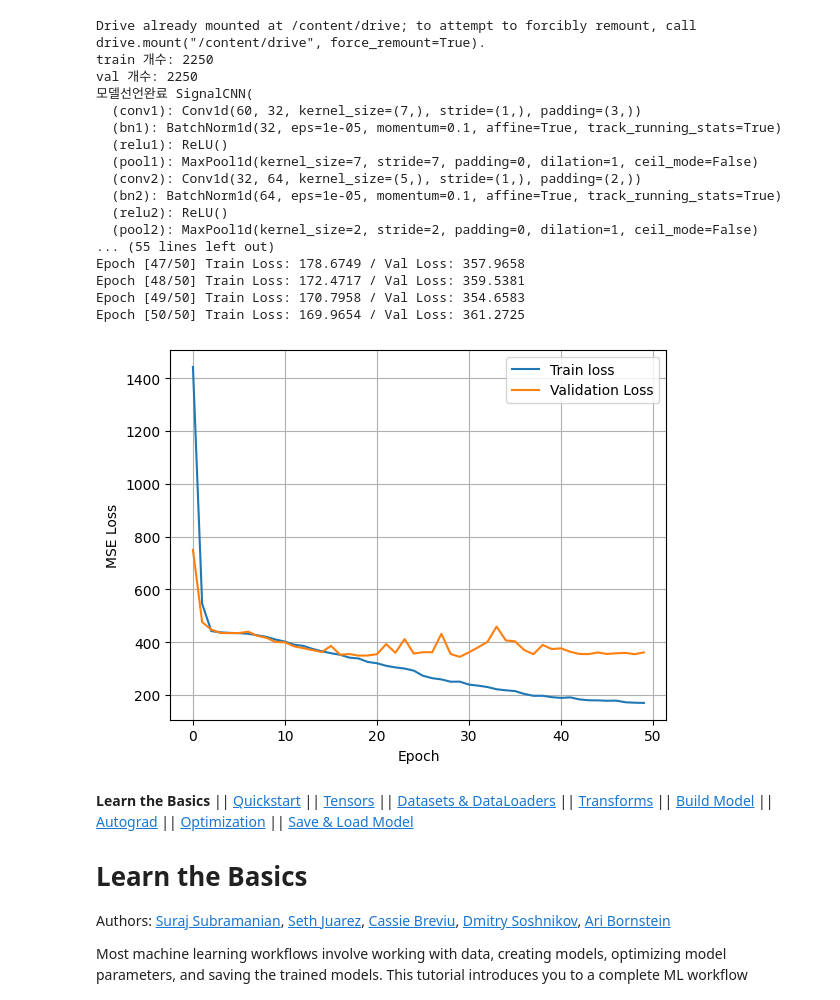
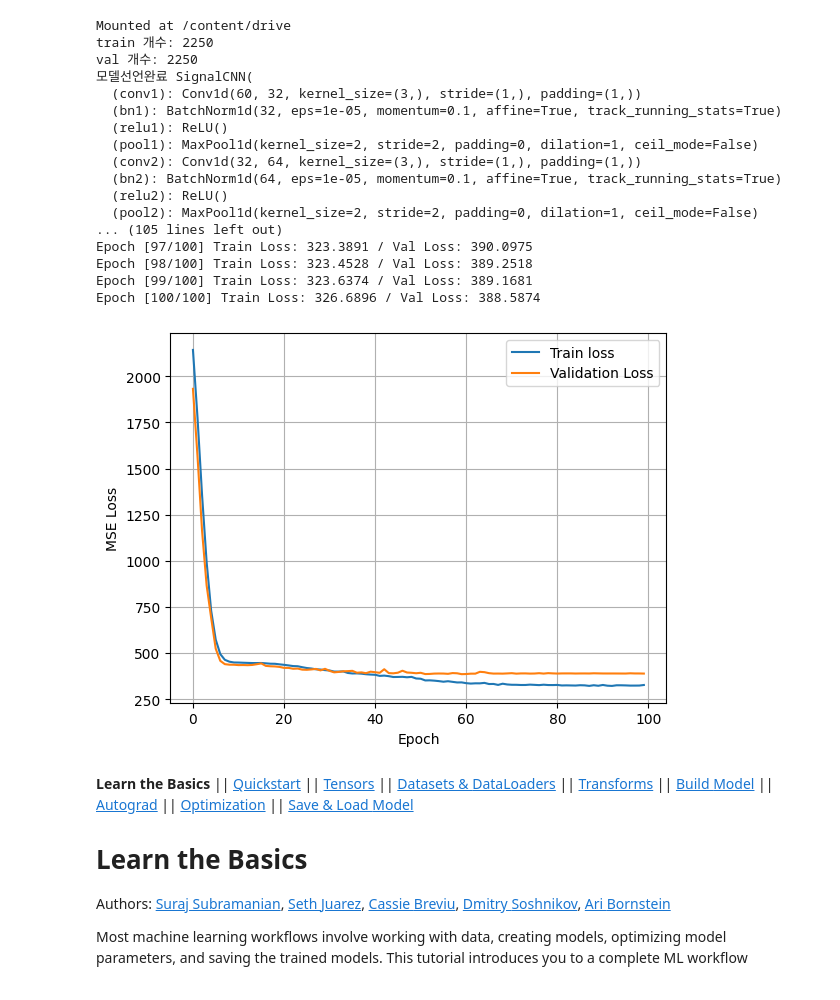
Before and after one commit to jjo0914/BrainCompetition, a Jupyter notebook: _downloads/070179efc13bd796c5dd4af7bf52d5b9/intro.ipynb, the cells around one changed output. Saved outputs shown, nothing was run; the diff lists cells and outputs as text; code cells hidden in the pictures.

```diff
--- a/_downloads/070179efc13bd796c5dd4af7bf52d5b9/intro.ipynb
+++ b/_downloads/070179efc13bd796c5dd4af7bf52d5b9/intro.ipynb
@@ -113,7 +113,7 @@ class SignalCNN(nn.Module): # 예시로 nn.Module,parameters() 가있는데 이
     #conv연산으로 특징 추출한 뒤에는  각채널당 값을 1개로요약
     # 그래서 필터로 추출할 특징이 얼마나 강하게 나타났는가? 만 요약  시간축값은 사라짐(10으로늘리거나 추가로다른모델 사용가능하다..)
     # mean써도 되긴한다는데 .. 음.. (1차원으로바로)
-    avg=1
+    avg=4
     self.global_pool = nn.AdaptiveAvgPool1d(avg) #아직3차원이래 만약8이면채널마다 최종8개 값
     # 마지막차원을 없앤다.. 왜?Linear는 2차원입력을기대한다고함
     self.flatten=nn.Flatten() # channel*최종값 = 최종값들을 1차원으로펼침
@@ -164,7 +164,7 @@ optimizer=torch.optim.AdamW(model.parameters(),lr=0.001,weight_decay=0.001) #
 scheduler=torch.optim.lr_scheduler.ReduceLROnPlateau(optimizer,mode="min",factor=0.5,patience=5) # val_loss가 5epoch 동안 안 좋아지면 learning rate를 절반으로 줄임
 
 #학습하기
-epochs=50 # 전체데이터를 50번 학습하겠다
+epochs=100 # 전체데이터를 50번 학습하겠다
 train_loss_list=[]  # loss를 저장하는이유?
 val_loss_list=[] #
 
@@ -211,43 +211,43 @@ for epoch in range(epochs):
   scheduler.step(val_loss)
 
 # 학습 다 하고 그래프확인
 plt.figure()
 plt.plot(train_loss_list,label="Train loss")
 plt.plot(val_loss_list, label="Validation Loss")
 plt.xlabel("Epoch")
 plt.ylabel("MSE Loss")
 plt.legend()
 plt.grid()
 plt.show()
 
 # #모델저장하는 코드
 # save_path="/content/drive/MyDrive/model.pth"
 # torch.save(model.state_dict(),save_path) # state_dict: pytorch 모델저장할때쓰는 변수 =모델의 중요값들을꺼내는함수
 # print("모델저장완료 :",save_path)
 # #모델불러오는 코드
 # loaded_model=SignalCNN(input_channels,output_dim).to(device)
 # loaded_model.load_state_dict(torch.load(save_path))
 # loaded_model.eval()
 # print("모델 불러오기 완료 ")
 # %% [output]
-Drive already mounted at /content/drive; to attempt to forcibly remount, call drive.mount("/content/drive", force_remount=True).
+Mounted at /content/drive
 train 개수: 2250
 val 개수: 2250
 모델선언완료 SignalCNN(
-  (conv1): Conv1d(60, 32, kernel_size=(7,), stride=(1,), padding=(3,))
+  (conv1): Conv1d(60, 32, kernel_size=(3,), stride=(1,), padding=(1,))
   (bn1): BatchNorm1d(32, eps=1e-05, momentum=0.1, affine=True, track_running_stats=True)
   (relu1): ReLU()
-  (pool1): MaxPool1d(kernel_size=7, stride=7, padding=0, dilation=1, ceil_mode=False)
-  (conv2): Conv1d(32, 64, kernel_size=(5,), stride=(1,), padding=(2,))
+  (pool1): MaxPool1d(kernel_size=2, stride=2, padding=0, dilation=1, ceil_mode=False)
+  (conv2): Conv1d(32, 64, kernel_size=(3,), stride=(1,), padding=(1,))
   (bn2): BatchNorm1d(64, eps=1e-05, momentum=0.1, affine=True, track_running_stats=True)
   (relu2): ReLU()
   (pool2): MaxPool1d(kernel_size=2, stride=2, padding=0, dilation=1, ceil_mode=False)
-... (55 lines left out)
-Epoch [47/50] Train Loss: 178.6749 / Val Loss: 357.9658
-Epoch [48/50] Train Loss: 172.4717 / Val Loss: 359.5381
-Epoch [49/50] Train Loss: 170.7958 / Val Loss: 354.6583
-Epoch [50/50] Train Loss: 169.9654 / Val Loss: 361.2725
+... (105 lines left out)
+Epoch [97/100] Train Loss: 323.3891 / Val Loss: 390.0975
+Epoch [98/100] Train Loss: 323.4528 / Val Loss: 389.2518
+Epoch [99/100] Train Loss: 323.6374 / Val Loss: 389.1681
+Epoch [100/100] Train Loss: 326.6896 / Val Loss: 388.5874
-[figure, old version]
+[figure, new version]
 # %% [markdown]
 **Learn the Basics** \|\| [Quickstart](quickstart_tutorial.html) \|\|
 [Tensors](tensorqs_tutorial.html) \|\| [Datasets &
```
